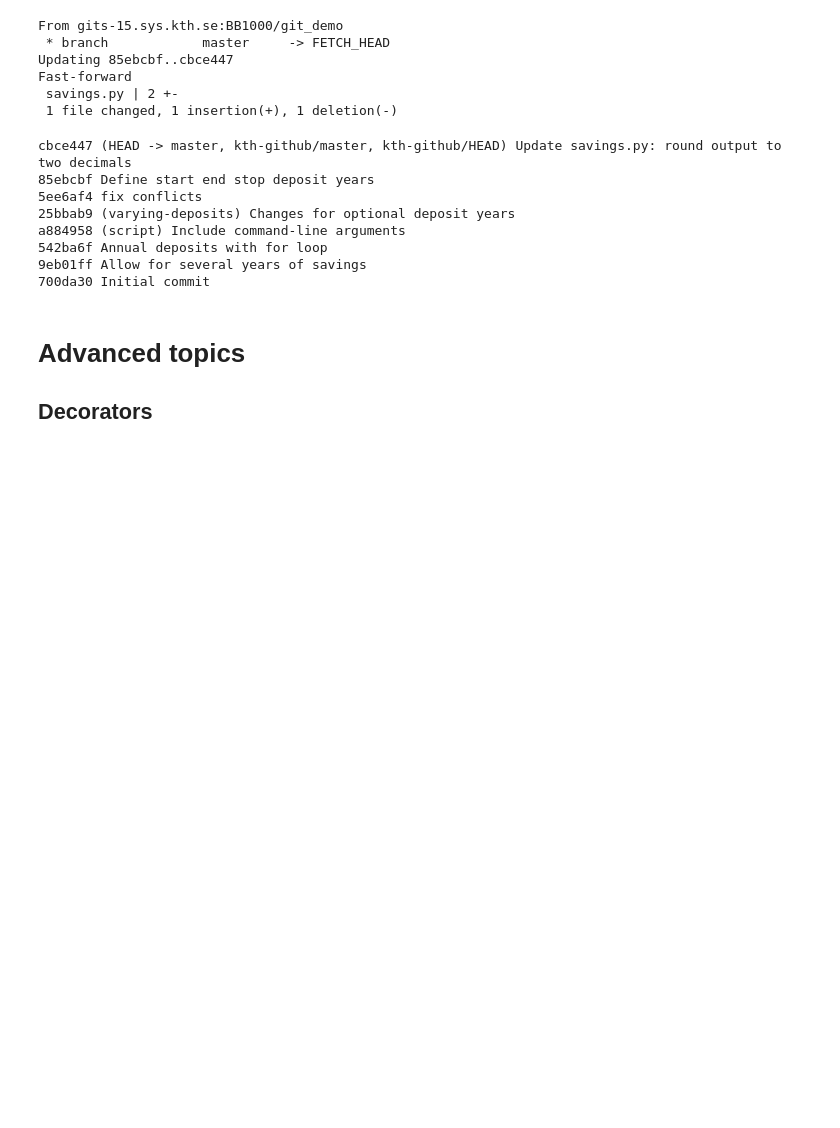
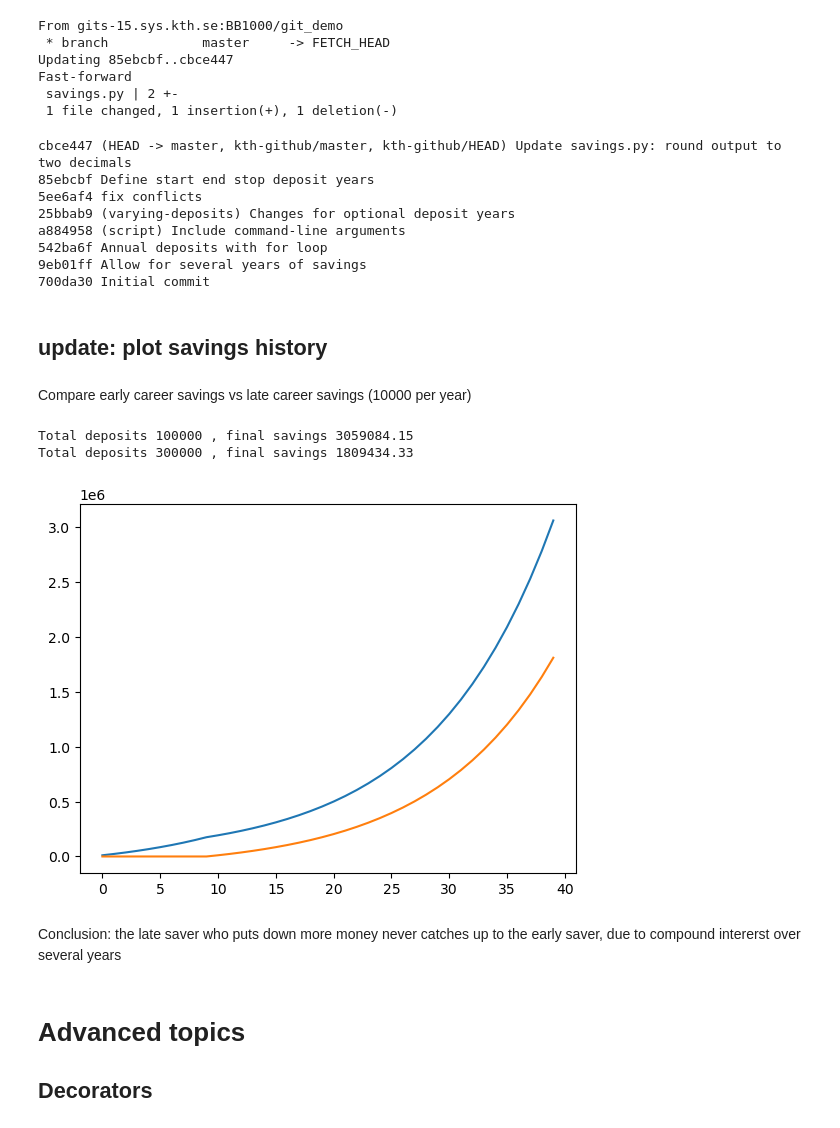
Before and after one commit to bb1000/20034, a Jupyter notebook: _sources/Notes.ipynb, the cells around one changed output. Drawn from its saved outputs; the diff is of its cells as text; code cells hidden in the pictures; blank space fills up the shorter version.

```diff
--- a/_sources/Notes.ipynb
+++ b/_sources/Notes.ipynb
@@ -3343,6 +3343,51 @@ a884958 (script) Include command-line arguments
 542ba6f Annual deposits with for loop
 9eb01ff Allow for several years of savings
 700da30 Initial commit
+# %% [markdown]
+## update: plot savings history
+# %%
+# %load git_demo/savings.py
+# Calculate retirement savings
+import sys
+import matplotlib.pyplot as plt
+
+def savings_calculator(amount, interest, years=1, start_deposit=None, stop_deposit=None, plot=False):
+    final_amount = 0
+    savings_by_year = []
+    if start_deposit is None:
+        start_deposit = 0
+
+    if stop_deposit is None:
+        stop_deposit = years
+
+    for year in range(years):
+        if start_deposit <= year < stop_deposit:
+            final_amount = (amount + final_amount)*(1 + interest)
+        else:
+            final_amount = final_amount*(1 + interest)
+
+        final_amount =  round(final_amount, 2)
+        #print(year, final_amount)
+        savings_by_year.append(final_amount)
+
+    if plot:
+        plt.plot(savings_by_year)
+
+
+    return final_amount
+# %% [markdown]
+Compare early career savings vs late career savings (10000 per year)
+# %%
+final = savings_calculator(10000, .1, years=40, start_deposit=0, stop_deposit=10, plot=True); print("Total deposits", 10000*10, ", final savings", final)
+final = savings_calculator(10000, .1, years=40, start_deposit=10, stop_deposit=40, plot=True); print("Total deposits", 10000*30, ", final savings", final)
+
+plt.show()
+# %% [output]
+Total deposits 100000 , final savings 3059084.15
+Total deposits 300000 , final savings 1809434.33
+[figure, added]
+# %% [markdown]
+Conclusion: the late saver who puts down more money never catches up to the early saver, due to compound intererst over several years
 # %% [markdown]
 # Advanced topics
 ## Decorators
```
Also changed, not shown: 3 other files.
